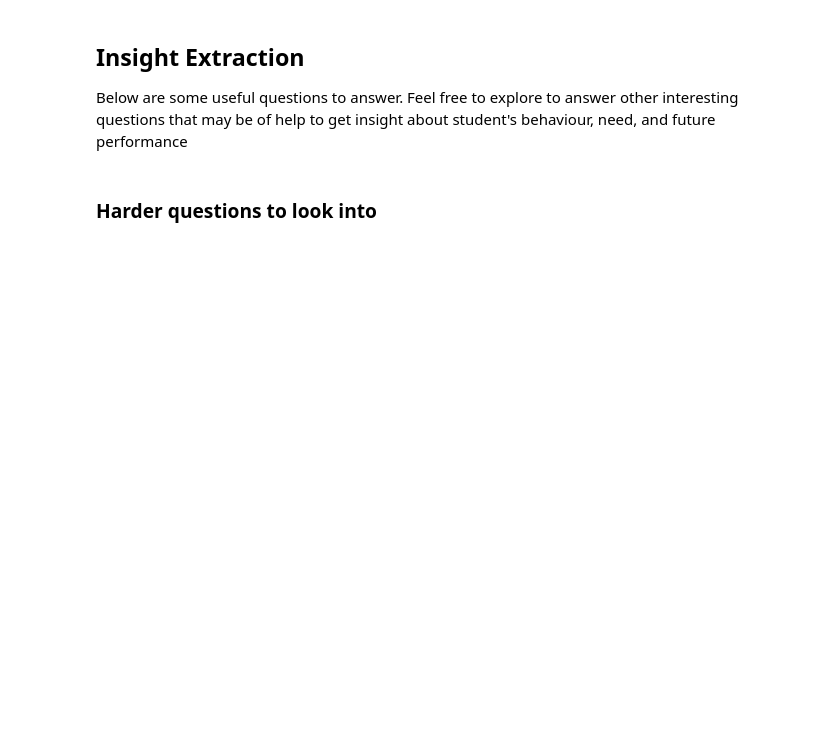
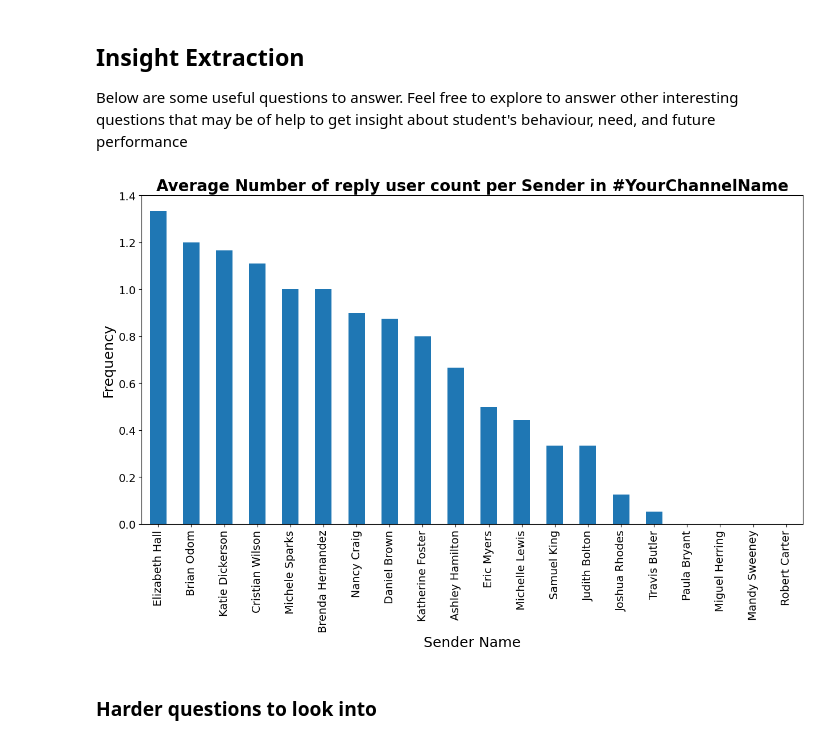
Before and after one commit to moykad/week0_starter_network_analysis, a Jupyter notebook: notebooks/parse_slack_data.ipynb, the cells around one changed output. Cells and saved outputs as stored; diff of their text form; code cells hidden in the pictures; blank space fills up the shorter version.

```diff
--- a/notebooks/parse_slack_data.ipynb
+++ b/notebooks/parse_slack_data.ipynb
@@ -316,6 +354,9 @@ def draw_user_reaction(data, channel='General'):
 Below are some useful questions to answer. Feel free to explore to answer other interesting questions that may be of help to get insight about student's behaviour, need, and future performance
 # %%
 # which user has the highest number of reply counts?
+draw_avg_reply_users_count(pfill, channel='YourChannelName')
+# %% [output]
+[figure, added]
 # %%
 # Visualize reply counts per user per channel
 # %%
```
Also changed, not shown: parts of 4 cells of this notebook.
